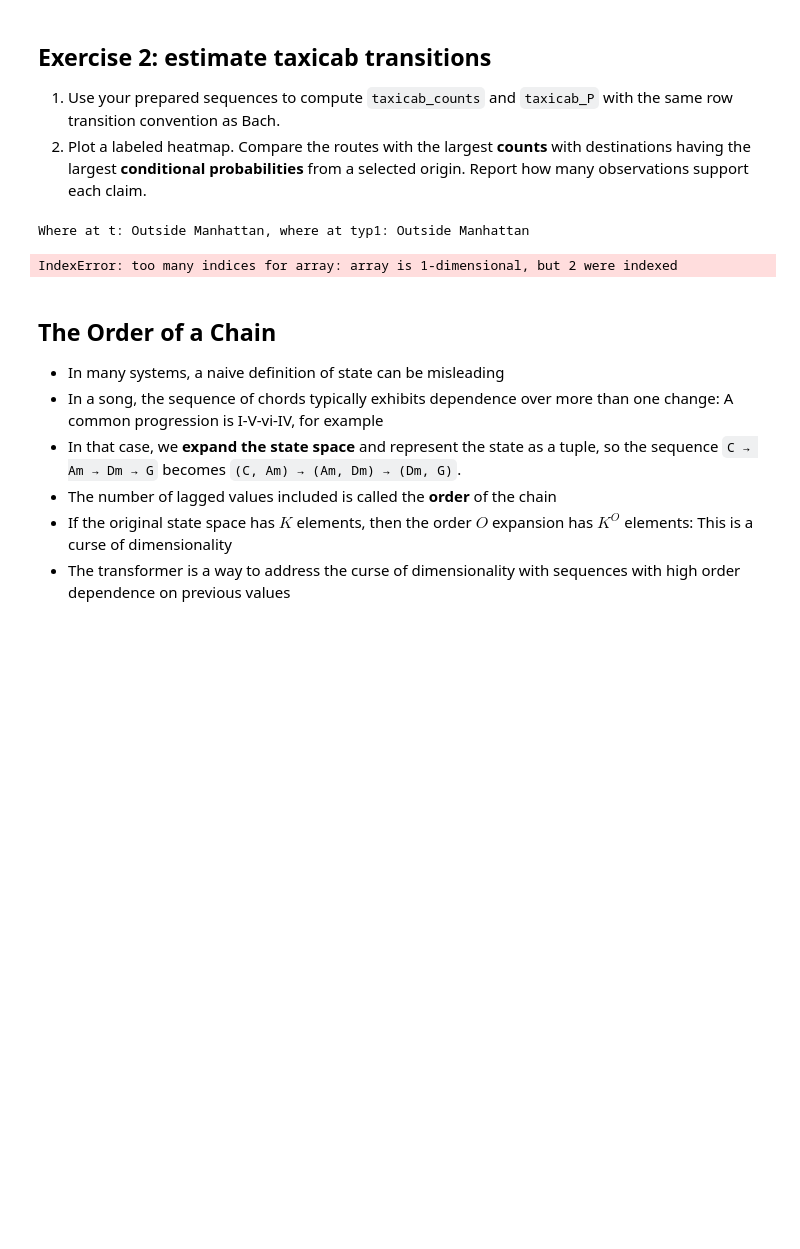
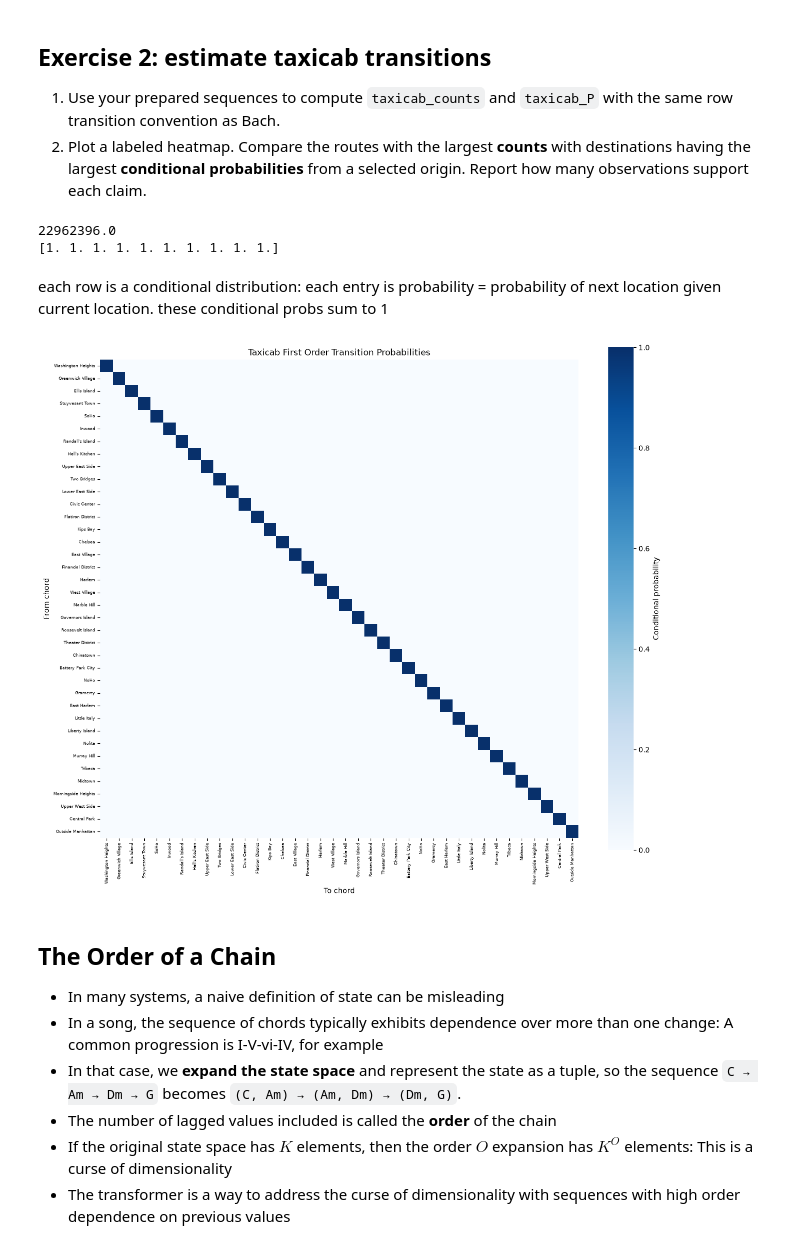
Before and after one commit to evanblizzard/uu_markov, a Jupyter notebook: transition_and_simulation.ipynb, the cells around one changed output. Saved outputs shown, nothing was run; the diff lists cells and outputs as text; code cells hidden in the pictures; blank space fills up the shorter version.

Commit message:
trying to make this damn heatmap

```diff
--- a/transition_and_simulation.ipynb
+++ b/transition_and_simulation.ipynb
@@ -306,18 +306,53 @@ Dark blue are overfitted - transition probability that high likely because that
 # %%
 # Exercise 2: counts, row checks, heatmap, and route comparisons here.
 ## Basic Approach
-states = list(states)
+taxicab_states = list(states)
+
 counts = np.zeros((len(states), len(states)))
-for trip in raw: # for each trip in the raw data
-    trip = trip.tolist()
-    for t in range(len(trip) - 1): # for each trip in the range of
-        print(f"Where at t: {trip[t]}, where at typ1: {trip[t+1]}")
-        index_t = states.index(trip[t])
-        index_tp1 = states.index(trip[t+1])
-        P[index_t, index_tp1] += 1
+
+state_index = {}
+for i, s in enumerate(taxicab_states): # dictionary with all neighborhoods as keys and position in list as value
+    state_index[s] = i
+
+# count the transitions. counts [i, j] = number of times i was followed by j
+taxicab_counts = np.zeros((len(states), len(states))) # intializing empty grid of 0s that loop below will fill in
+
+for trip in raw: # one cab day at a time
+    trip = trip.tolist() # just neighborhoods in order
+    for t in range(len(trip) - 1): # stop one early because the last stop doesn't have a next
+        here = state_index[trip[t]] # store where the cab is now as row
+        nxt = state_index[trip[t+1]] #  store where cab goes next as column
+        taxicab_counts[here, nxt] += 1 # tally that transition so we can calculate probabilities later
-# %% [output]
-Where at t: Outside Manhattan, where at typ1: Outside Manhattan
-IndexError: too many indices for array: array is 1-dimensional, but 2 were indexed
+# %%
+# turning the above counts into probabilities
+taxicab_P = np.zeros((len(states), len(states)))
+for i in range(len(states)):
+    row_total = taxicab_counts[i].sum() # how many times cab LEFT neighborhod i
+    if row_total > 0: # skip neighborhoods with no departures
+        taxicab_P[i] = taxicab_counts[i] / row_total
+# %%
+print(taxicab_counts.sum())
+print(taxicab_P.sum(axis=1)[:10]) # each row should be 1 (conditional probs sum to 1) or 0 if no departures
+# %% [output]
+22962396.0
+[1. 1. 1. 1. 1. 1. 1. 1. 1. 1.]
+# %% [markdown]
+each row is a conditional distribution: each entry is probability = probability of next location given current location. these conditional probs sum to 1
+# %%
+# heatmap
+
+taxicab_P_df = pd.DataFrame(taxicab_P, index=taxicab_states, columns=taxicab_states)
+fig, ax = plt.subplots(figsize=(13, 11))
+sns.heatmap(taxicab_P_df, cmap='Blues', square=True,
+            cbar_kws={'label': 'Conditional probability'}, ax=ax)
+ax.set(title='Taxicab First Order Transition Probabilities',
+       xlabel='To chord', ylabel='From chord')
+ax.tick_params(axis='x', labelrotation=90, labelsize=6)
+ax.tick_params(axis='y', labelrotation=0, labelsize=6)
+fig.tight_layout()
+plt.show()
+# %% [output]
+[figure, added]
 # %% [markdown]
 ## The Order of a Chain
 - In many systems, a naive definition of state can be misleading
```
